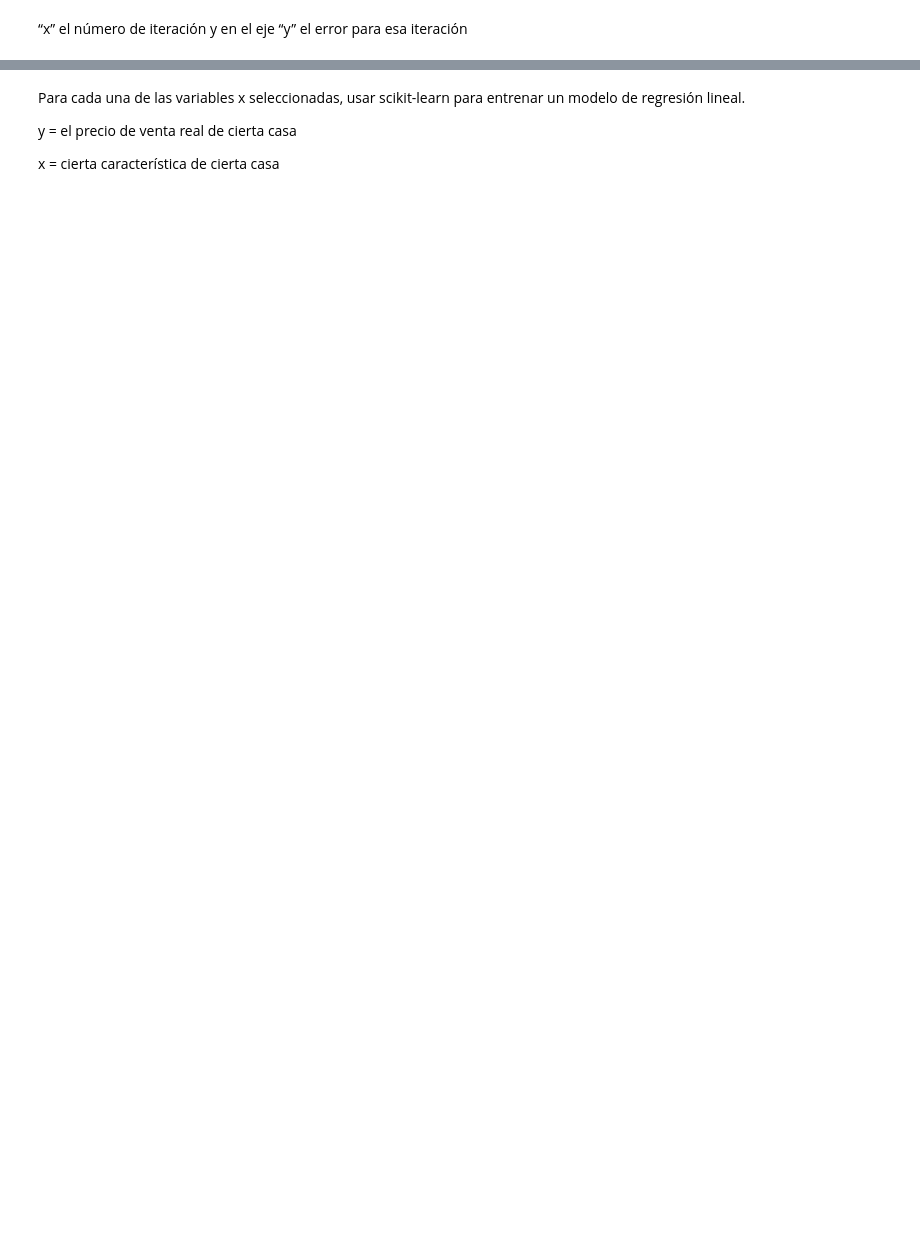
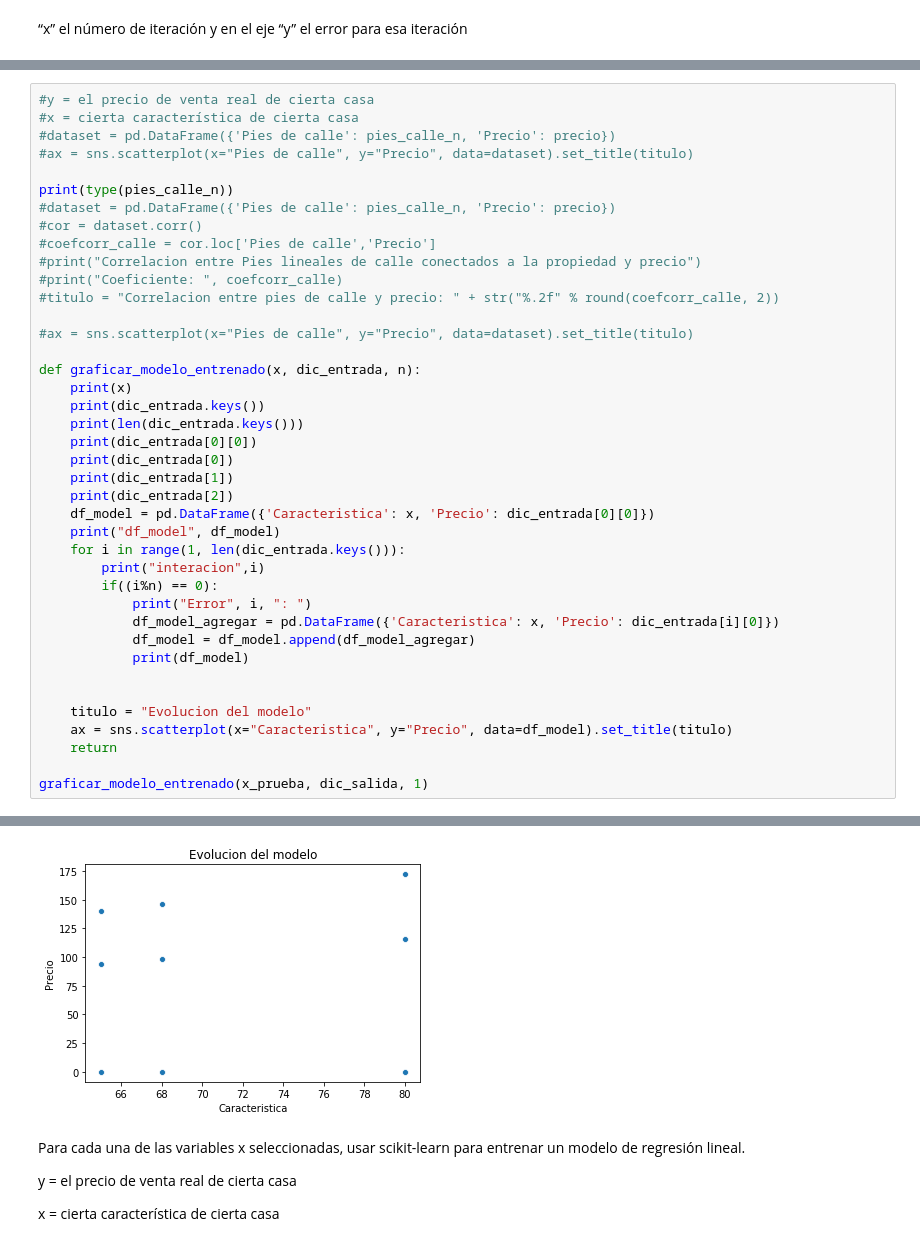
Before and after one commit to an3iitho/Project_linear_regression, a Jupyter notebook: Proyecto_Alvaro-Esquivel.ipynb, the cells around one changed output, grey strips where cells are left out. Cells and saved outputs as stored; diff of their text form; blank space fills up the shorter version.

```diff
--- a/Proyecto_Alvaro-Esquivel.ipynb
+++ b/Proyecto_Alvaro-Esquivel.ipynb
@@ -420,0 +428,41 @@ NameError: name 'modelo_prediccion' is not defined
+# %%
+#y = el precio de venta real de cierta casa
+#x = cierta característica de cierta casa
+#dataset = pd.DataFrame({'Pies de calle': pies_calle_n, 'Precio': precio})
+#ax = sns.scatterplot(x="Pies de calle", y="Precio", data=dataset).set_title(titulo)
+
+print(type(pies_calle_n))
+#dataset = pd.DataFrame({'Pies de calle': pies_calle_n, 'Precio': precio})
+#cor = dataset.corr()
+#coefcorr_calle = cor.loc['Pies de calle','Precio']
+#print("Correlacion entre Pies lineales de calle conectados a la propiedad y precio")
+#print("Coeficiente: ", coefcorr_calle)
+#titulo = "Correlacion entre pies de calle y precio: " + str("%.2f" % round(coefcorr_calle, 2))
+
+#ax = sns.scatterplot(x="Pies de calle", y="Precio", data=dataset).set_title(titulo)
+
+def graficar_modelo_entrenado(x, dic_entrada, n):
+    print(x)
+    print(dic_entrada.keys())
+    print(len(dic_entrada.keys()))
+    print(dic_entrada[0][0])
+    print(dic_entrada[0])
+    print(dic_entrada[1])
+    print(dic_entrada[2])
+    df_model = pd.DataFrame({'Caracteristica': x, 'Precio': dic_entrada[0][0]})
+    print("df_model", df_model)
+    for i in range(1, len(dic_entrada.keys())):
+        print("interacion",i)
+        if((i%n) == 0):
+            print("Error", i, ": ")
+            df_model_agregar = pd.DataFrame({'Caracteristica': x, 'Precio': dic_entrada[i][0]})
+            df_model = df_model.append(df_model_agregar)
+            print(df_model)
+
+
+    titulo = "Evolucion del modelo"
+    ax = sns.scatterplot(x="Caracteristica", y="Precio", data=df_model).set_title(titulo)
+    return
+
+graficar_modelo_entrenado(x_prueba, dic_salida, 1)
+# %% [output]
@@ -421,3 +486,4 @@ NameError: name 'modelo_prediccion' is not defined
+[figure, added]
 # %% [markdown]
 Para cada una de las variables x seleccionadas, usar scikit-learn para entrenar un modelo de regresión lineal.
 
```
Also changed, not shown: parts of 14 cells of this notebook.
